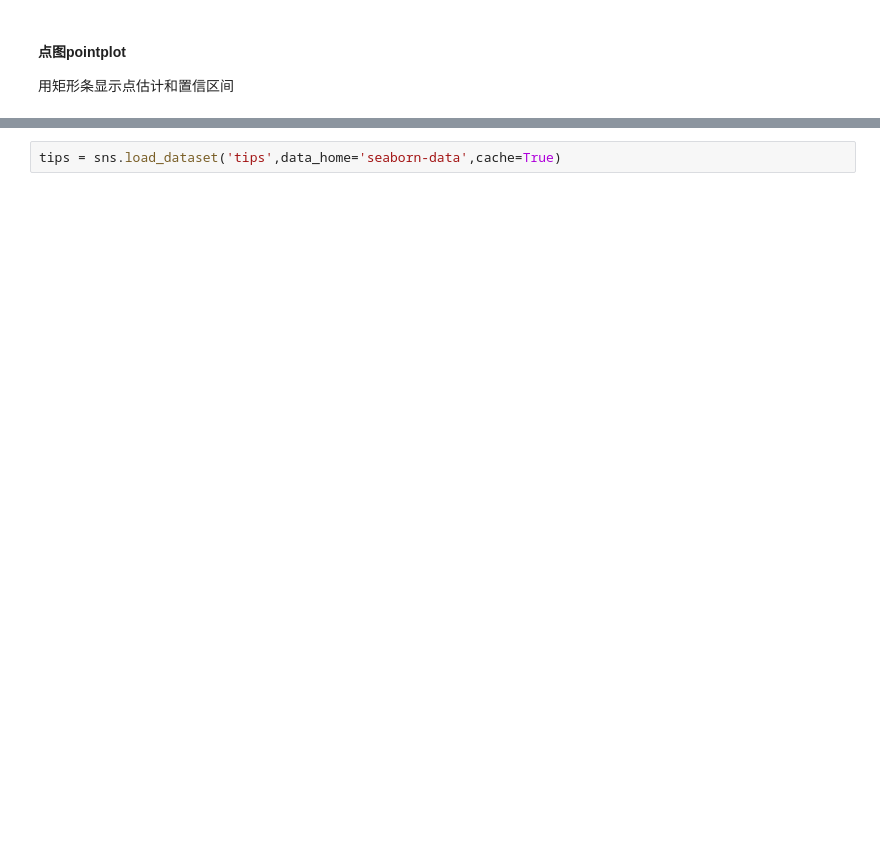
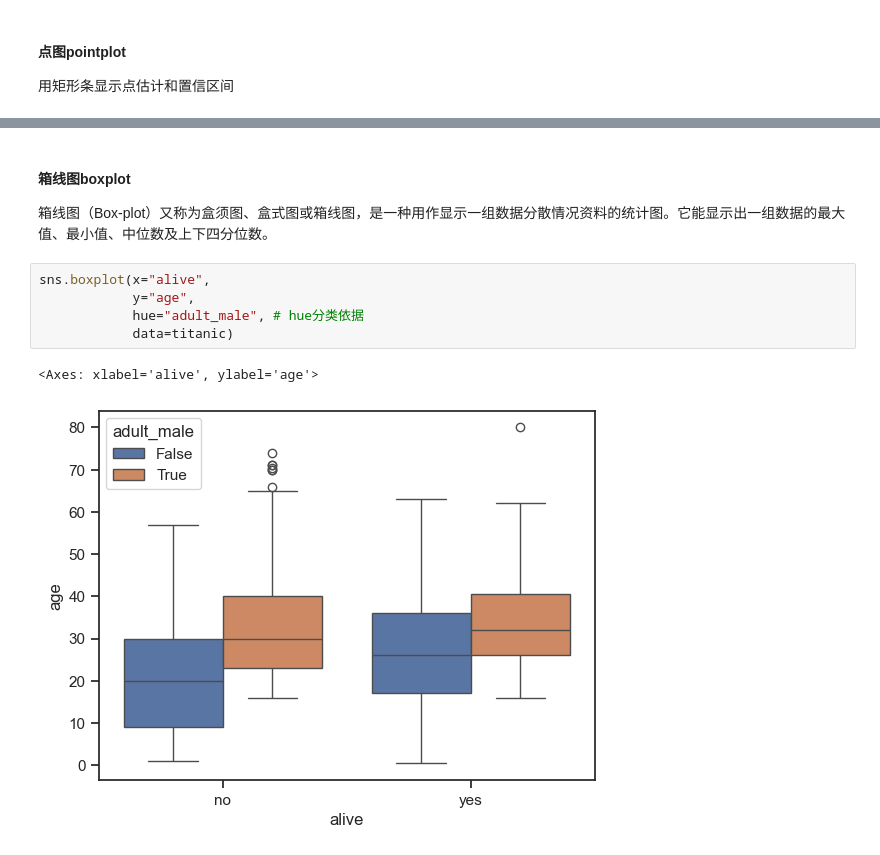
Before and after one commit to Czhongshao/python-sklearn, a Jupyter notebook: seaborn/seaborn_3.ipynb, the cells around one changed output, grey strips where cells are left out. Saved outputs shown, nothing was run; the diff lists cells and outputs as text; blank space fills up the shorter version.

```diff
--- a/seaborn/seaborn_3.ipynb
+++ b/seaborn/seaborn_3.ipynb
@@ -245,2 +244,12 @@ sns.pointplot(x="class",
-# %%
-tips = sns.load_dataset('tips',data_home='seaborn-data',cache=True)
+# %% [markdown]
+#### **箱线图boxplot**
+
+箱线图（Box-plot）又称为盒须图、盒式图或箱线图，是一种用作显示一组数据分散情况资料的统计图。它能显示出一组数据的最大值、最小值、中位数及上下四分位数。
+# %%
+sns.boxplot(x="alive",
+            y="age",
+            hue="adult_male", # hue分类依据
+            data=titanic)
+# %% [output]
+<Axes: xlabel='alive', ylabel='age'>
+[figure, added]
```
Also changed, not shown: parts of 39 cells of this notebook, 5 other files.
